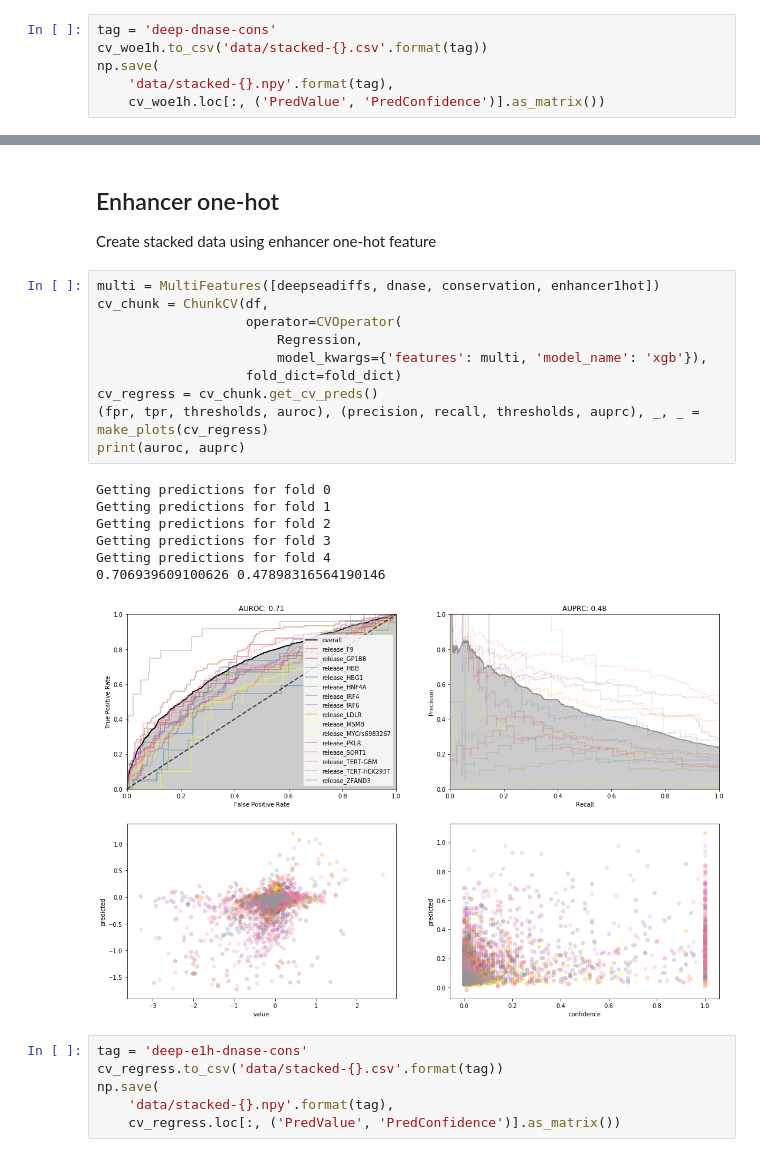
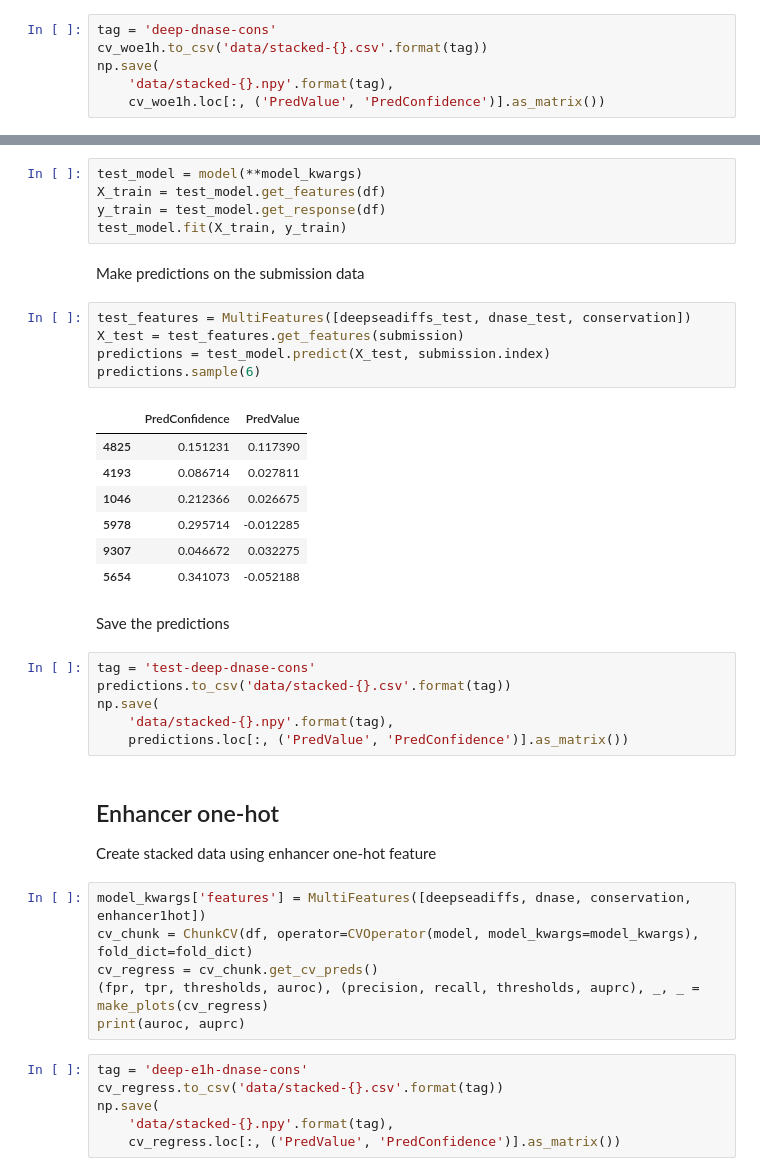
Before and after one commit to alex-hh/cagi5_mpra_prediction, a Jupyter notebook: Cagi5-Stacking.ipynb, the cells around one changed output, grey strips where cells are left out. Drawn from its saved outputs; the diff is of its cells as text.

```diff
--- a/Cagi5-Stacking.ipynb
+++ b/Cagi5-Stacking.ipynb
@@ -117,25 +138,41 @@ np.save(
+# %%
+test_model = model(**model_kwargs)
+X_train = test_model.get_features(df)
+y_train = test_model.get_response(df)
+test_model.fit(X_train, y_train)
+# %% [markdown]
+Make predictions on the submission data
+# %%
+test_features = MultiFeatures([deepseadiffs_test, dnase_test, conservation])
+X_test = test_features.get_features(submission)
+predictions = test_model.predict(X_test, submission.index)
+predictions.sample(6)
+# %% [output]
+|  | PredConfidence | PredValue |
+| 4825 | 0.151231 | 0.117390 |
+| 4193 | 0.086714 | 0.027811 |
+| 1046 | 0.212366 | 0.026675 |
+| 5978 | 0.295714 | -0.012285 |
+| 9307 | 0.046672 | 0.032275 |
+| 5654 | 0.341073 | -0.052188 |
+# %% [markdown]
+Save the predictions
+# %%
+tag = 'test-deep-dnase-cons'
+predictions.to_csv('data/stacked-{}.csv'.format(tag))
+np.save(
+    'data/stacked-{}.npy'.format(tag),
+    predictions.loc[:, ('PredValue', 'PredConfidence')].as_matrix())
 # %% [markdown]
 ## Enhancer one-hot
 
 Create stacked data using enhancer one-hot feature
 # %%
-multi = MultiFeatures([deepseadiffs, dnase, conservation, enhancer1hot])
-cv_chunk = ChunkCV(df,
-                   operator=CVOperator(
-                       Regression,
-                       model_kwargs={'features': multi, 'model_name': 'xgb'}),
-                   fold_dict=fold_dict)
+model_kwargs['features'] = MultiFeatures([deepseadiffs, dnase, conservation, enhancer1hot])
+cv_chunk = ChunkCV(df, operator=CVOperator(model, model_kwargs=model_kwargs), fold_dict=fold_dict)
 cv_regress = cv_chunk.get_cv_preds()
 (fpr, tpr, thresholds, auroc), (precision, recall, thresholds, auprc), _, _ = make_plots(cv_regress)
 print(auroc, auprc)
-# %% [output]
-Getting predictions for fold 0
-Getting predictions for fold 1
-Getting predictions for fold 2
-Getting predictions for fold 3
-Getting predictions for fold 4
-0.706939609100626 0.47898316564190146
-[figure, removed]
 # %%
 tag = 'deep-e1h-dnase-cons'
 cv_regress.to_csv('data/stacked-{}.csv'.format(tag))
```
Also changed, not shown: parts of 7 cells of this notebook, 10 other files.
